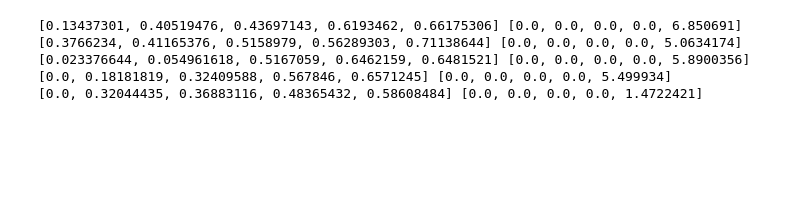
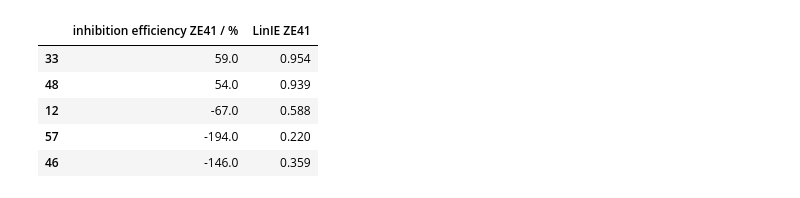
Before and after one commit to ElisabethJS/mg_corrosion, a Jupyter notebook: Code/Autoencoder.ipynb, the cells around one changed output. Saved outputs shown, nothing was run; the diff lists cells and outputs as text; code cells hidden in the pictures; blank space fills up the shorter version.

```diff
--- a/Code/Autoencoder.ipynb
+++ b/Code/Autoencoder.ipynb
@@ -13,5 +15,6 @@ tf.random.set_seed(seed)
 data = pd.read_csv('..\\Data\\ze41_mol_desc_db_red.csv', header=0, sep=';', decimal=',')
 # %%
 col_names = data.columns
-X = data[col_names[3:]].astype('float32')
-y = data[col_names[2]].astype('float32')
+x_cols = ['P_VSA_MR_5', 'Mor04m', 'E1p', 'Mor22s', 'LUMO / eV']
+X = data[x_cols].astype('float32')
+y = data[col_names[1:3]].astype('float32')
@@ -20,4 +21,4 @@ X_scaled = MinMaxScaler(feature_range=(0,1)).fit_transform(X)
 # %%
-X_train, X_valid, y_train, y_valid = train_test_split(X_scaled, y, test_size=0.1, random_state=seed)
+X_train, X_valid, y_train, y_valid = train_test_split(X, y, test_size=0.1, random_state=seed)
 X_train = pd.DataFrame(X_train)
 X_train.columns = X.columns
@@ -73,9 +76,0 @@ encoded = autoencoder.encoder(X_train.to_numpy()).numpy()
-# %%
-for i in range(5):
-    print(sorted(X_sel.to_numpy()[i,:]), sorted(encoded[i, :]))
-# %% [output]
-[0.13437301, 0.40519476, 0.43697143, 0.6193462, 0.66175306] [0.0, 0.0, 0.0, 0.0, 6.850691]
-[0.3766234, 0.41165376, 0.5158979, 0.56289303, 0.71138644] [0.0, 0.0, 0.0, 0.0, 5.0634174]
-[0.023376644, 0.054961618, 0.5167059, 0.6462159, 0.6481521] [0.0, 0.0, 0.0, 0.0, 5.8900356]
-[0.0, 0.18181819, 0.32409588, 0.567846, 0.6571245] [0.0, 0.0, 0.0, 0.0, 5.499934]
-[0.0, 0.32044435, 0.36883116, 0.48365432, 0.58608484] [0.0, 0.0, 0.0, 0.0, 1.4722421]
@@ -81,0 +81,9 @@ for i in range(5):
+# %%
+y_train.head()
+# %% [output]
+|  | inhibition efficiency ZE41 / % | LinIE ZE41 |
+| 33 | 59.0 | 0.954 |
+| 48 | 54.0 | 0.939 |
+| 12 | -67.0 | 0.588 |
+| 57 | -194.0 | 0.220 |
+| 46 | -146.0 | 0.359 |
```
Also changed, not shown: parts of 21 cells of this notebook, 1 other file.
